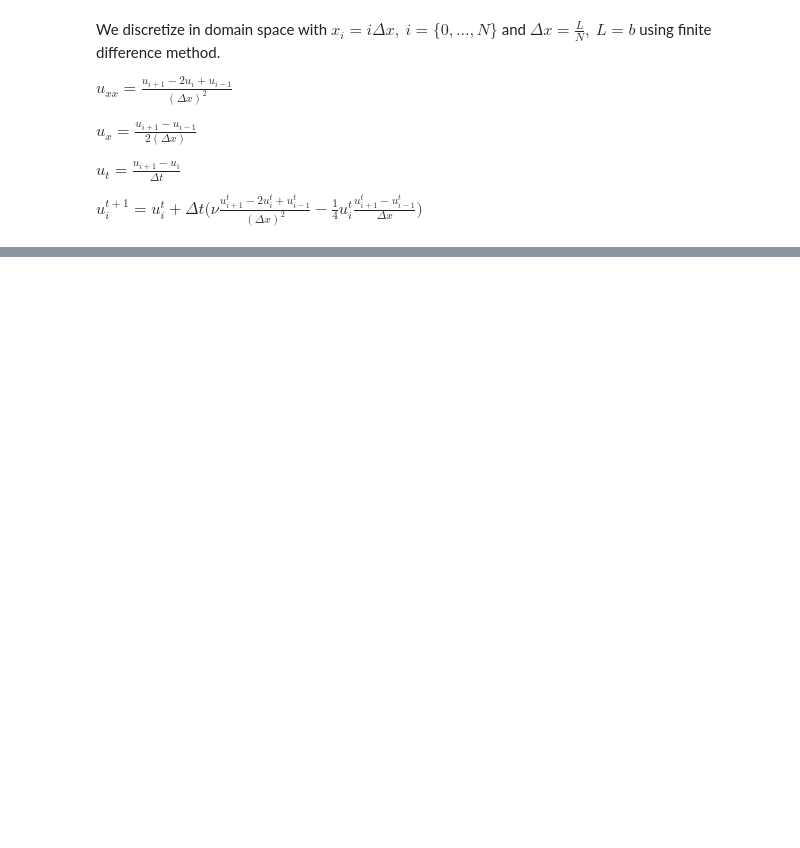
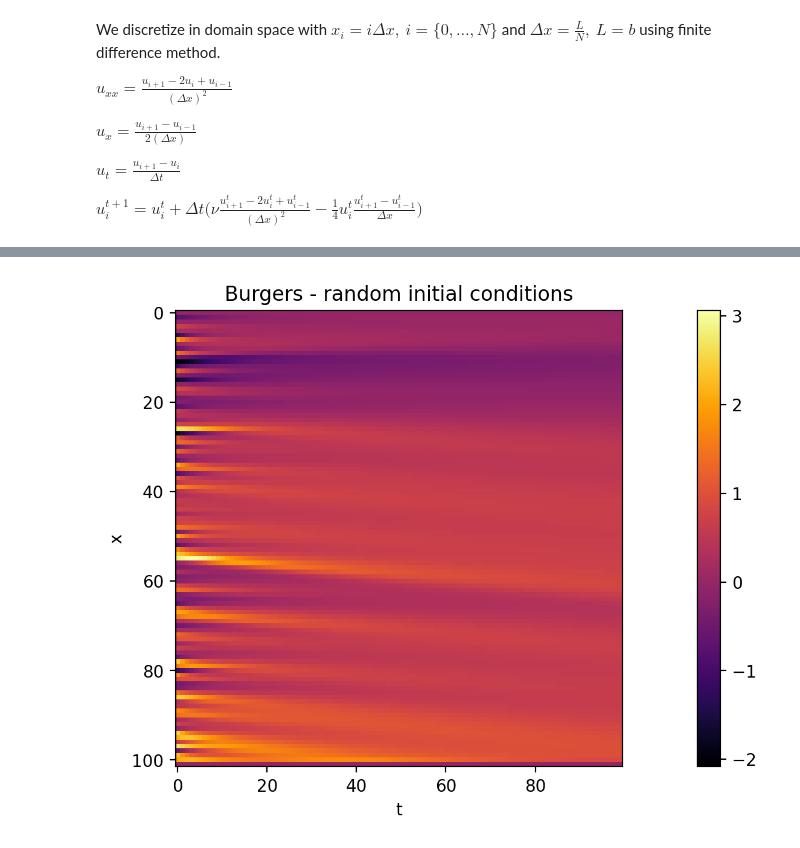
Before and after one commit to vdesgrange/closure-model, a Jupyter notebook: experiments/burgers_equation_analytical_experiments.ipynb, the cells around one changed output, grey strips where cells are left out. Cells and saved outputs as stored; diff of their text form; code cells hidden in the pictures; blank space fills up the shorter version.

```diff
--- a/experiments/burgers_equation_analytical_experiments.ipynb
+++ b/experiments/burgers_equation_analytical_experiments.ipynb
@@ -85,0 +105,14 @@ show_state(err, 'Relative error')
+# %%
+def random_init(t, x):
+    """
+    Random initial conditions
+    Statistical analysis and simulation of random shocks in stochastic Burgers equation
+    Forcing term f = 0
+    """
+    u = np.zeros((t.shape[0], x.shape[0] + 2))
+    nu = np.random.normal(0, 1, x.shape[0])
+    u[0, 1:-1] = np.sin(x) + nu
+    u[:, 0] =  0
+    u[:, -1] = 0
+
+    return u
@@ -85,0 +217,6 @@ show_state(err, 'Relative error')
+# %%
+u0 = random_init(t, x)
+u_df = get_burgers_fd(t_max, t_min, x_max, x_min, t_n, x_n, nu, u0)
+show_state(u_df.T, 'Burgers - random initial conditions', 't', 'x')
+# %% [output]
+[figure, added]
```
Also changed, not shown: parts of 24 cells of this notebook, 3 other files.
